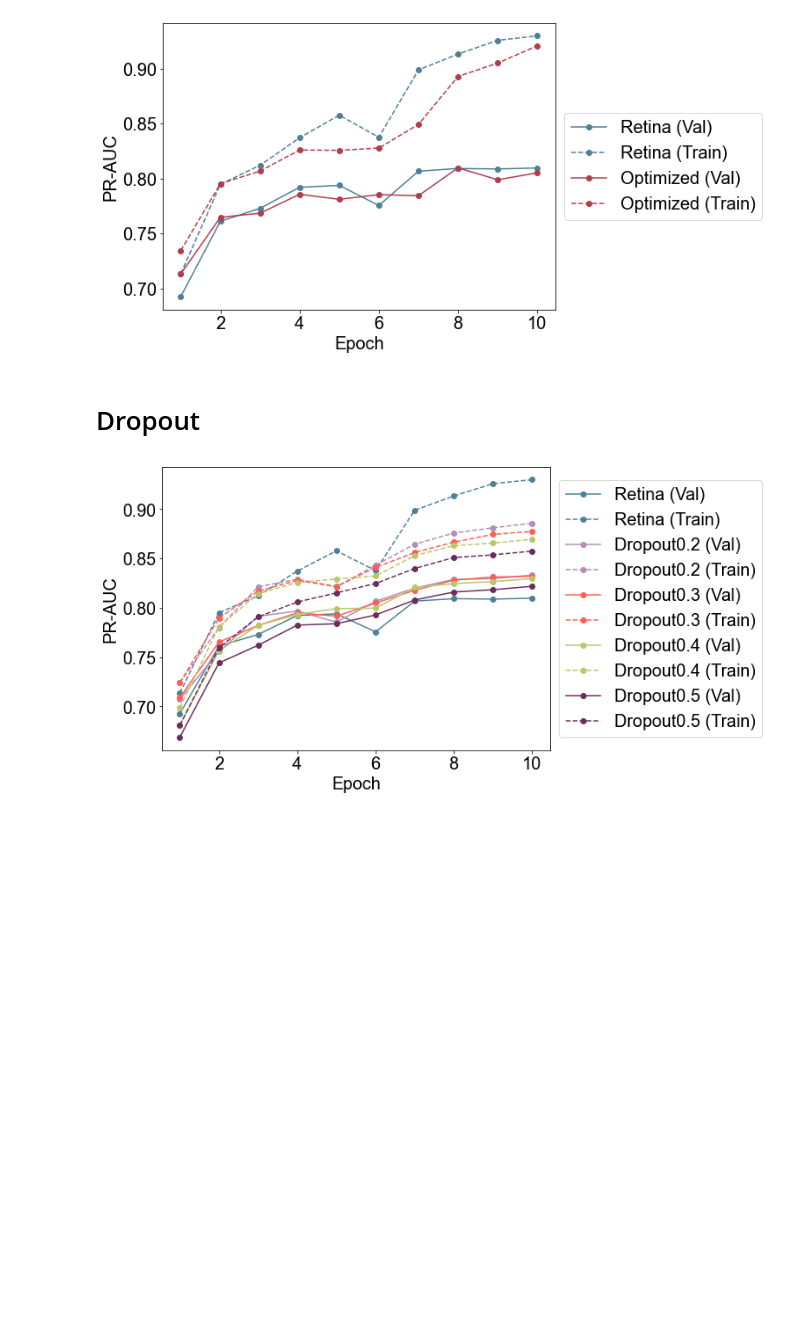
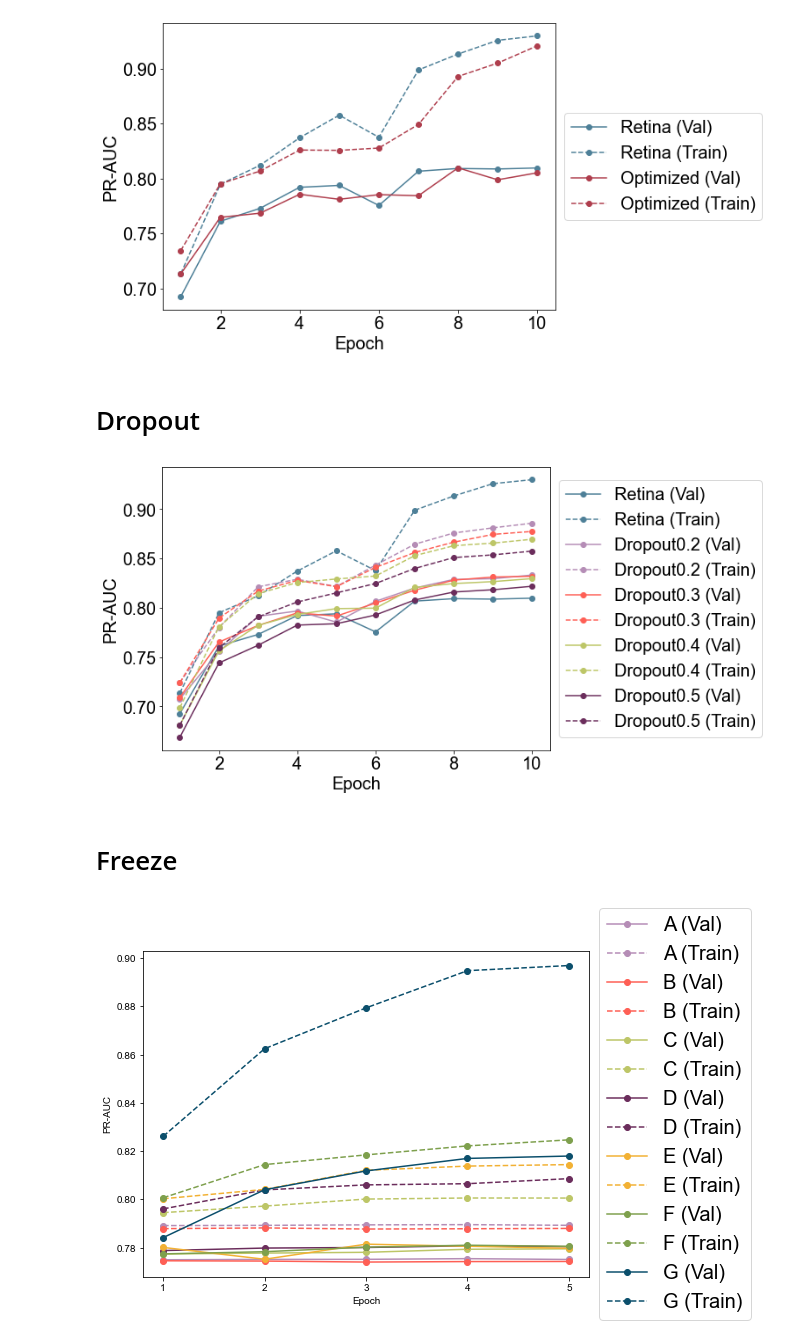
Before and after one commit to tabeariepe/Retina-SpliceAI, a Jupyter notebook: figures_and_tables/PR_AUC_plots.ipynb, the cells around one changed output. Cells and saved outputs as stored; diff of their text form; code cells hidden in the pictures; blank space fills up the shorter version.

```diff
--- a/figures_and_tables/PR_AUC_plots.ipynb
+++ b/figures_and_tables/PR_AUC_plots.ipynb
@@ -44,9 +45,9 @@ def get_auc(file):
     return [acceptor_val, donor_val, acceptor_train, donor_train]
 
 
-def plot_metric(acceptor_val, donor_val, acceptor_train, donor_train, model_num, color, ax=None):
+def plot_metric(acceptor_val, donor_val, acceptor_train, donor_train, model_num, color, ax=None, epochs=10):
 
-    x = [i for i in range(1, 11)]
+    x = [i for i in range(1, epochs+1)]
 
     if ax is None:
         fig, ax = plt.subplots(figsize=(10, 6))
@@ -247,3 +248,50 @@ plt.savefig('Dropout_AUC.svg')
 plt.show()
 # %% [output]
 [figure]
+# %% [markdown]
+# Freeze
+# %%
+# Define colors for each file
+colors = ['#B58DB6', '#FE5F55', '#BDC667', '#6B2D5C', '#F2B134', '#7EA04D', '#0B4F6C']
+
+# import the data
+path = '../output_train/'
+fig, ax = plt.subplots(figsize=(10, 6))
+
+# get the accuracy for each model
+models = ['SpliceAI_freezeA_retina', 'SpliceAI_freezeB_retina', 'SpliceAI_freezeC_retina', 'SpliceAI_freezeD_retina', 'SpliceAI_freezeE_retina', 'SpliceAI_freezeF_retina', 'SpliceAI_freezenone_retina']
+
+# get the auc for each model
+auc = []
+for model in models:
+    model1 = get_auc(path + model + str(1) + '.txt')
+    model2 = get_auc(path + model + str(2) + '.txt')
+    model3 = get_auc(path + model + str(3) + '.txt')
+    model4 = get_auc(path + model + str(4) + '.txt')
+    model5 = get_auc(path + model + str(5) + '.txt')
+
+    out = []
+
+    for i in range(len(model1)):
+        out.append(mean_of_lists(model1[i], model2[i], model3[i], model4[i], model5[i]))
+
+    auc.append(out)
+
+plt.rcParams.update(rc)
+for i, color, name in zip(auc, colors, ['A', 'B', 'C', 'D', 'E', 'F', 'G']):
+    ax = plot_metric(i[0], i[1], i[2], i[3], name, color, ax=ax, epochs=5)
+
+# Shrink current axis by 20%
+box = ax.get_position()
+ax.set_position([box.x0, box.y0, box.width * 0.8, box.height])
+
+# Put a legend to the right of the current axis
+ax.legend(loc='center left', bbox_to_anchor=(1, 0.5))
+ax.set_xlabel('Epoch')
+ax.set_ylabel('PR-AUC')
+# Set the x-axis to display only whole integers
+ax.xaxis.set_major_locator(MaxNLocator(integer=True))
+plt.savefig('Freeze_AUC.svg')
+plt.show()
+# %% [output]
+[figure, added]
```
Also changed, not shown: parts of 3 cells of this notebook, 54 other files.
